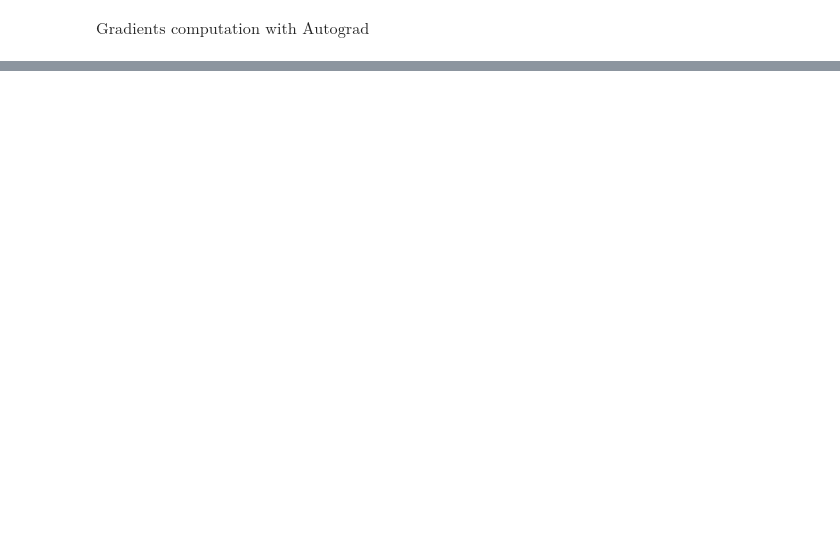
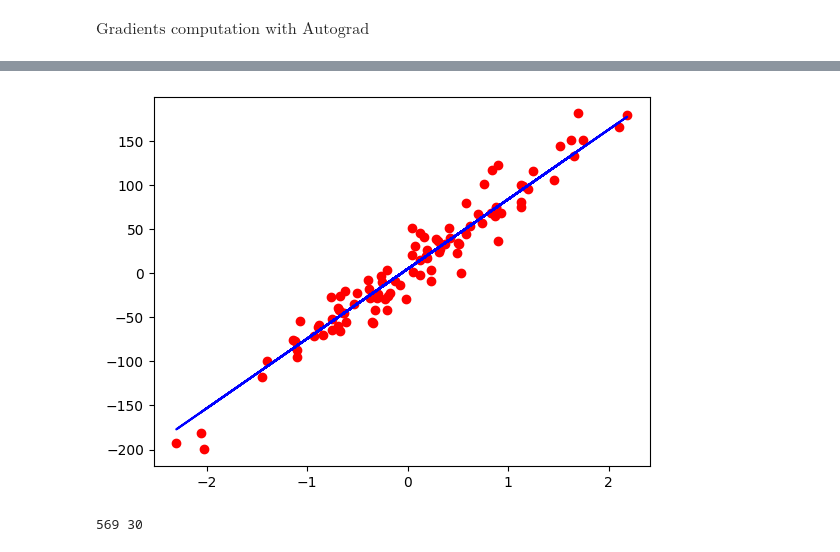
Before and after one commit to barracuda049/dl, a Jupyter notebook: sw.ipynb, the cells around one changed output, grey strips where cells are left out. Cells and saved outputs as stored; diff of their text form; code cells hidden in the pictures; blank space fills up the shorter version.

Commit message:
Implementation of diff models with PyTorch

```diff
--- a/sw.ipynb
+++ b/sw.ipynb
@@ -707,0 +588,4 @@ Predicted value - 9
+# %%
+def forward(x):
+
+    return w * x
@@ -707,0 +770,40 @@ Predicted value - 9
+# %%
+#1) Model
+
+input_size = n_features
+output_size = 1 # We want to have one value for each sample that we want to put in
+model = nn.Linear(input_size, output_size)
+# %%
+#2)Loss and optimizer
+learning_rate = 0.01
+criterion = nn.MSELoss()
+optimizer = torch.optim.SGD(model.parameters(), lr = learning_rate)
+# %%
+#3) training loop
+
+n_epochs = 100
+
+for ep in range(n_epochs):
+
+    #forward pass and loss
+    y_pred = model(X)
+    loss = criterion(y_pred, y)
+    #backward
+
+    loss.backward()
+
+    #update
+
+    optimizer.step() #update the weights
+
+    optimizer.zero_grad()
+
+    if (ep+1) % 10 == 0:
+
+        print(f'epoch: {ep+1}, loss = {loss.item():.4f}')
+
+predicted = model(X).detach().numpy()  # detach() generate new tensor where our attribute required_grad is false
+plt.plot(X_numpy, y_numpy, 'ro')
+plt.plot(X_numpy, predicted, 'b')
+plt.show()
+# %% [output]
@@ -707,0 +820 @@ Predicted value - 9
+[figure, added]
@@ -707,0 +824,25 @@ Predicted value - 9
+# %%
+#0) prepare data
+
+bc = datasets.load_breast_cancer()
+X,y = bc.data, bc.target
+
+n_samples, n_features = X.shape
+print(n_samples, n_features)
+
+X_train, X_test, y_train, y_test = train_test_split(X,y, test_size = 0.2, random_state = 1234)
+
+# scale
+sc = StandardScaler()
+X_train = sc.fit_transform(X_train)
+X_test = sc.transform(X_test)
+
+X_train = torch.from_numpy(X_train.astype(np.float32))
+X_test = torch.from_numpy(X_test.astype(np.float32))
+y_train = torch.from_numpy(y_train.astype(np.float32))
+y_test = torch.from_numpy(y_test.astype(np.float32))
+
+y_train = y_train.view(y_train.shape[0], 1)
+y_test = y_test.view(y_test.shape[0], 1)
+# %% [output]
+569 30
```
Also changed, not shown: parts of 113 cells of this notebook.
